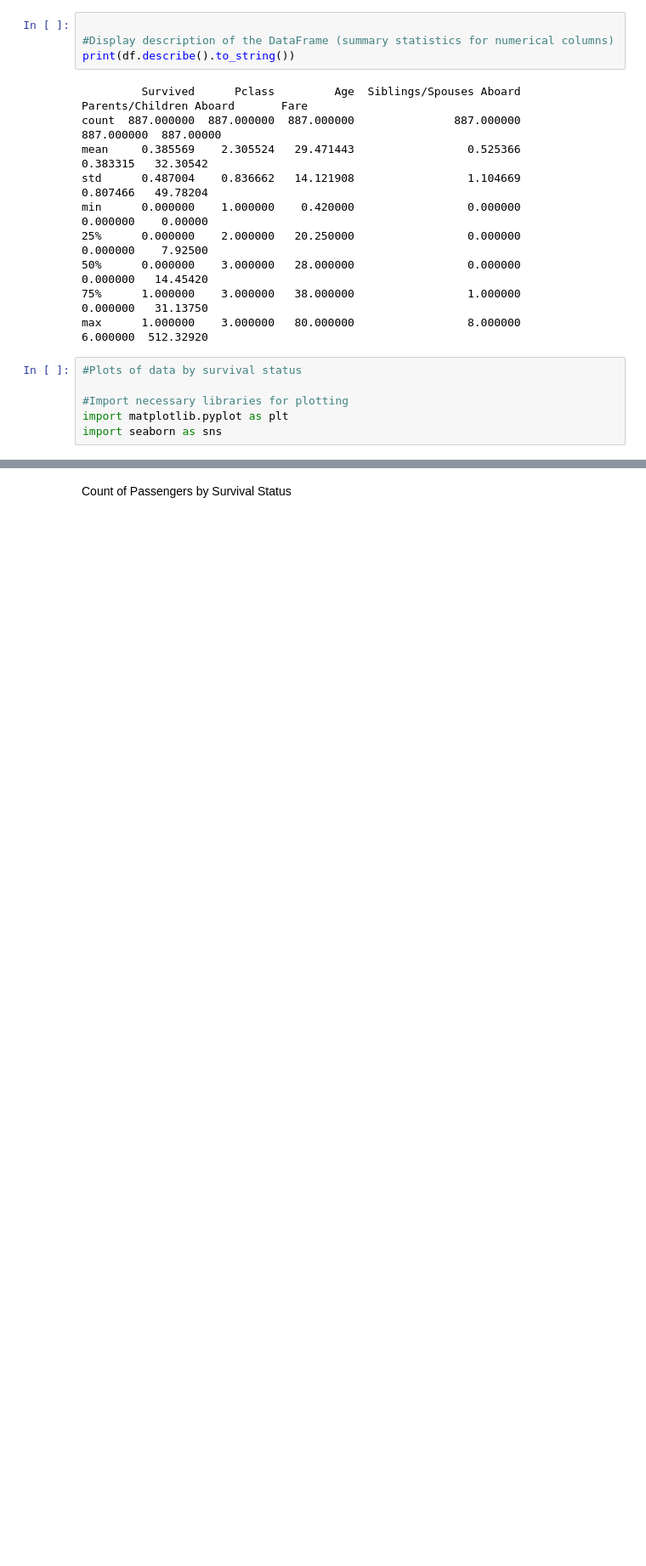
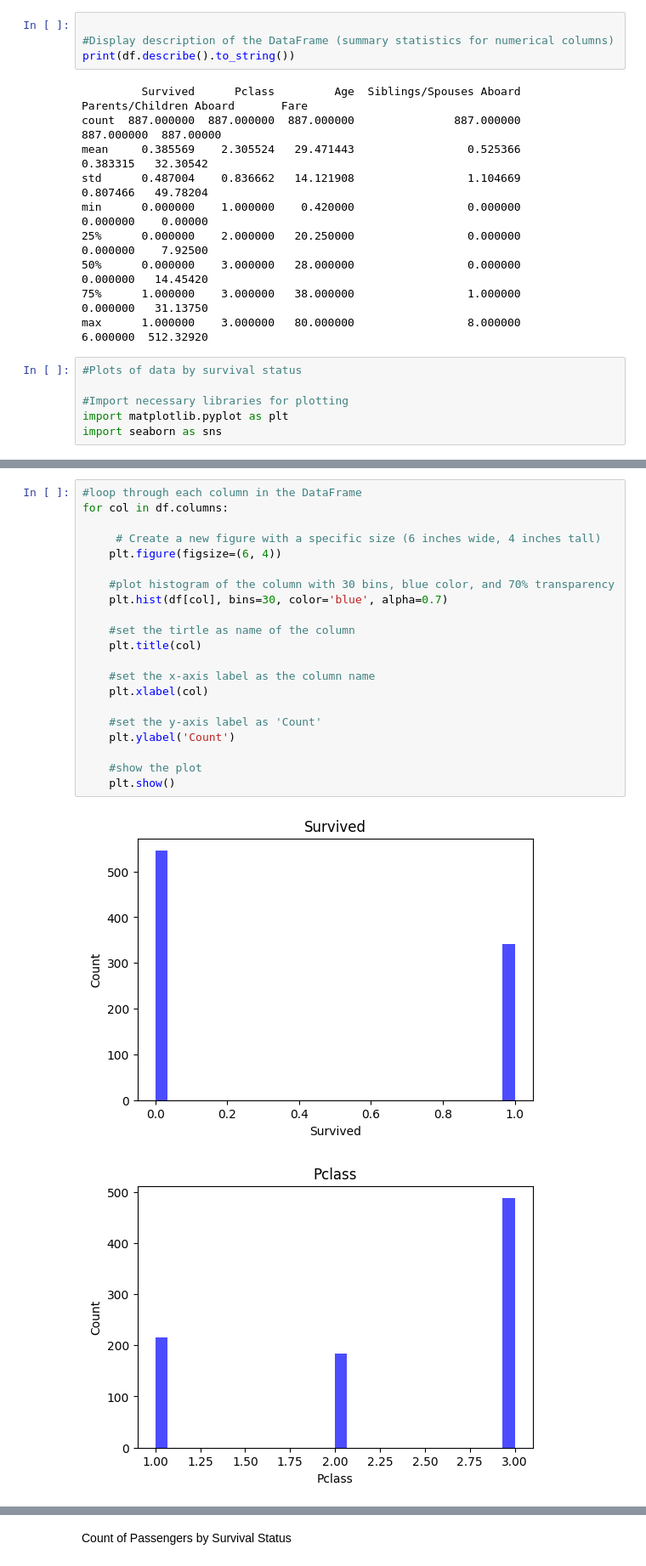
Before and after one commit to fbett5/ML-for-bigginer, a Jupyter notebook: Titanic_Analysis/TitanicDA.ipynb, the cells around one changed output, grey strips where cells are left out. Shown at 85% size. Cells and saved outputs as stored; diff of their text form; blank space fills up the shorter version.

```diff
--- a/Titanic_Analysis/TitanicDA.ipynb
+++ b/Titanic_Analysis/TitanicDA.ipynb
@@ -189,0 +283,24 @@ import seaborn as sns
+# %%
+#loop through each column in the DataFrame
+for col in df.columns:
+
+     # Create a new figure with a specific size (6 inches wide, 4 inches tall)
+    plt.figure(figsize=(6, 4))
+
+    #plot histogram of the column with 30 bins, blue color, and 70% transparency
+    plt.hist(df[col], bins=30, color='blue', alpha=0.7)
+
+    #set the tirtle as name of the column
+    plt.title(col)
+
+    #set the x-axis label as the column name
+    plt.xlabel(col)
+
+    #set the y-axis label as 'Count'
+    plt.ylabel('Count')
+
+    #show the plot
+    plt.show()
+# %% [output]
+[figure, added]
+[figure, added]
```
Also changed, not shown: parts of 20 cells of this notebook, 5 other files.
